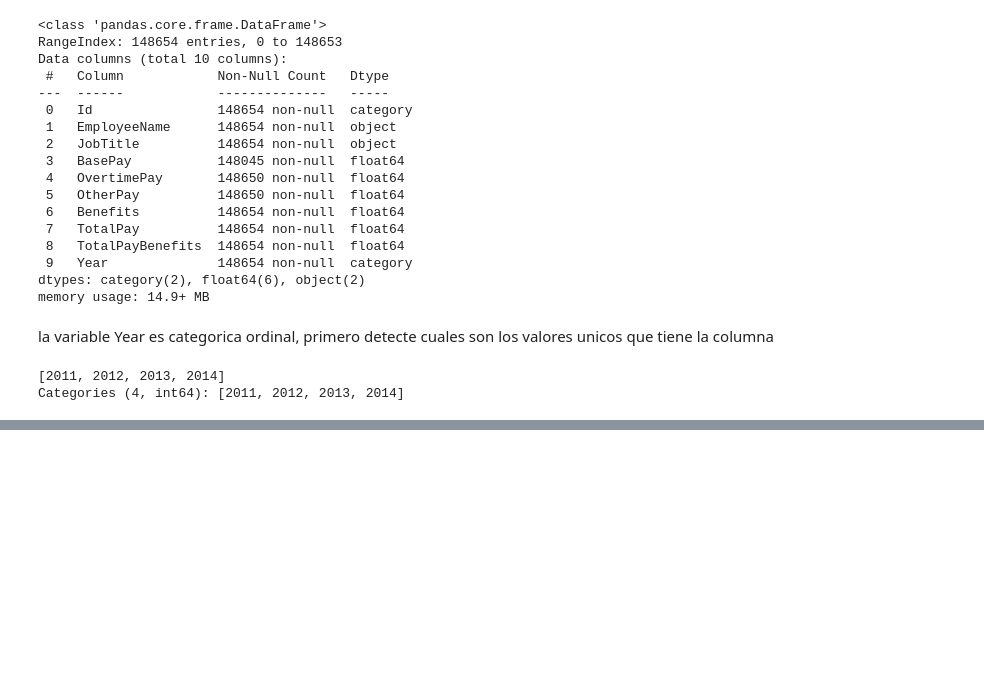
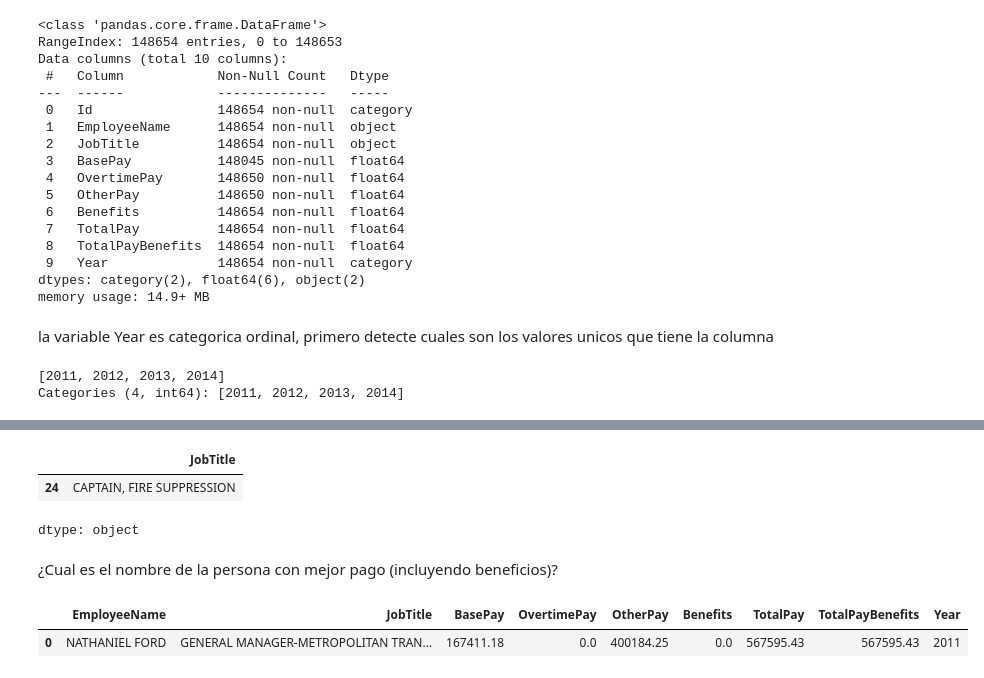
Before and after one commit to dmontillao/ciencia-datos-curso, a Jupyter notebook: tarea_01_pandas_ingestion.ipynb, the cells around one changed output, grey strips where cells are left out. Cells and saved outputs as stored; diff of their text form; code cells hidden in the pictures; blank space fills up the shorter version.

```diff
--- a/tarea_01_pandas_ingestion.ipynb
+++ b/tarea_01_pandas_ingestion.ipynb
@@ -257,0 +298,15 @@ Categories (4, int64): [2011, 2012, 2013, 2014]
+# %%
+df["JobTitle"][df["EmployeeName"]=="JOSEPH DRISCOLL"]
+# %% [output]
+|  | JobTitle |
+| 24 | CAPTAIN, FIRE SUPPRESSION |
+dtype: object
+# %% [markdown]
+¿Cual es el nombre de la persona con mejor pago (incluyendo beneficios)?
+# %%
+MejorPago = df["TotalPayBenefits"].max()
+
+df[["EmployeeName","JobTitle","BasePay","OvertimePay","OtherPay","Benefits","TotalPay","TotalPayBenefits","Year"]][df["TotalPayBenefits"]== MejorPago]
+# %% [output]
+|  | EmployeeName | JobTitle | BasePay | OvertimePay | OtherPay | Benefits | TotalPay | TotalPayBenefits | Year |
+| 0 | NATHANIEL FORD | GENERAL MANAGER-METROPOLITAN TRAN... | 167411.18 | 0.0 | 400184.25 | 0.0 | 567595.43 | 567595.43 | 2011 |
```
Also changed, not shown: parts of 24 cells of this notebook.
